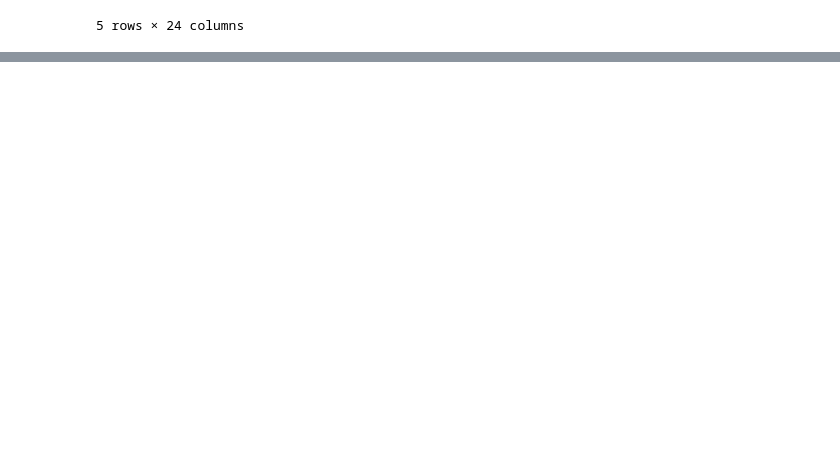
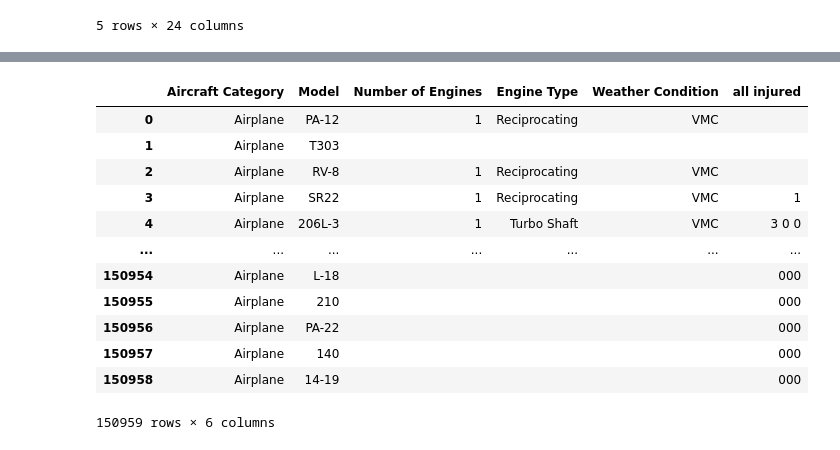
Before and after one commit to johnthiongo071-collab/plane-acquisition-data, a Jupyter notebook: data/aircraft.ipynb, the cells around one changed output, grey strips where cells are left out. Saved outputs shown, nothing was run; the diff lists cells and outputs as text; code cells hidden in the pictures; blank space fills up the shorter version.

Commit message:
trim data further

```diff
--- a/data/aircraft.ipynb
+++ b/data/aircraft.ipynb
@@ -49,5 +51,6 @@ df.head()
 5 rows × 24 columns
 # %%
 #combines the total number of injuries in a column
+
 injury=['Total Fatal Injuries','Total Serious Injuries', 'Total Minor Injuries']
-df['total injury']=df[injury].sum(axis=1)
+df['all injured']=df[injury].sum(axis=1)
@@ -63,0 +175,25 @@ engines
+# %%
+#shortlisted data
+
+shortlist=['Aircraft Category', 'Model', 'Number of Engines','Engine Type','Weather Condition','all injured']
+df1=df[shortlist].copy()
+# %%
+#only keep airplane values
+
+df1.loc[:,'Aircraft Category'] = 'Airplane'
+# %%
+df1
+# %% [output]
+|  | Aircraft Category | Model | Number of Engines | Engine Type | Weather Condition | all injured |
+| 0 | Airplane | PA-12 | 1 | Reciprocating | VMC |  |
+| 1 | Airplane | T303 |  |  |  |  |
+| 2 | Airplane | RV-8 | 1 | Reciprocating | VMC |  |
+| 3 | Airplane | SR22 | 1 | Reciprocating | VMC | 1 |
+| 4 | Airplane | 206L-3 | 1 | Turbo Shaft | VMC | 3 0 0 |
+| ... | ... | ... | ... | ... | ... | ... |
+| 150954 | Airplane | L-18 |  |  |  | 000 |
+| 150955 | Airplane | 210 |  |  |  | 000 |
+| 150956 | Airplane | PA-22 |  |  |  | 000 |
+| 150957 | Airplane | 140 |  |  |  | 000 |
+| 150958 | Airplane | 14-19 |  |  |  | 000 |
+150959 rows × 6 columns
```
Also changed, not shown: parts of 12 cells of this notebook.
